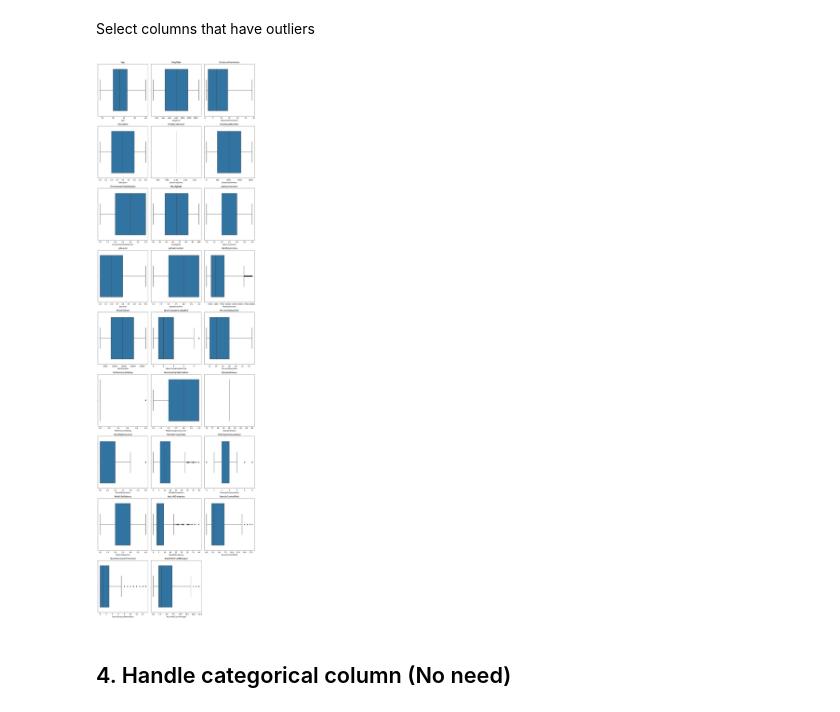
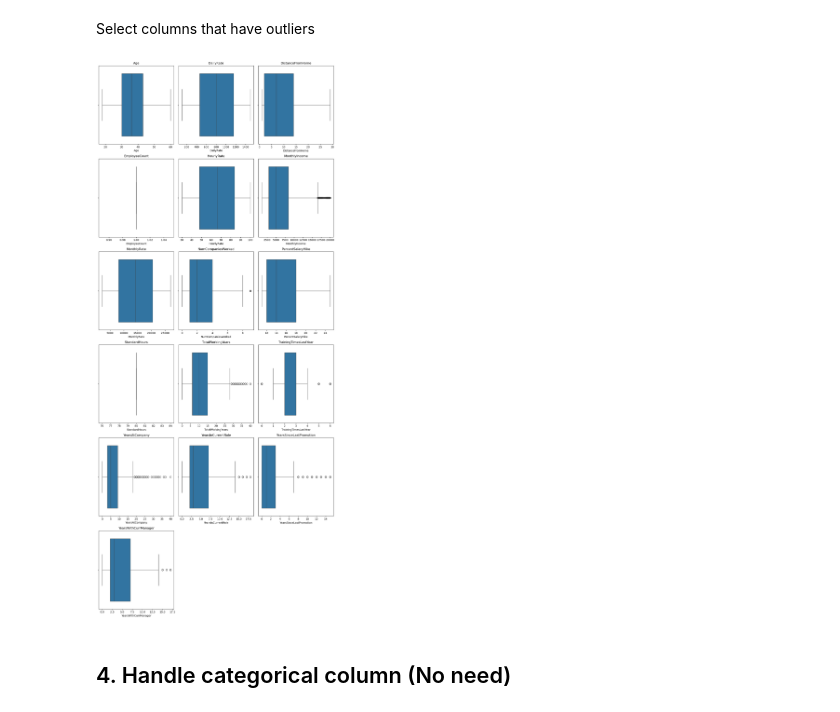
Before and after one commit to MTriNguci/Seminar-midterm, a Jupyter notebook: Preprocess.ipynb, the cells around one changed output. Saved outputs shown, nothing was run; the diff lists cells and outputs as text; code cells hidden in the pictures.

```diff
--- a/Preprocess.ipynb
+++ b/Preprocess.ipynb
@@ -116,8 +138,10 @@ df = raw_df.copy()
 # Tính tỷ lệ giá trị bị thiếu cho mỗi cột
 missing_ratio = df.isnull().mean() * 100
 
+threshold_missing_ratio = 60
+
 # Lọc ra các cột có tỷ lệ giá trị bị thiếu lớn hơn 60%
-missing_column = missing_ratio[missing_ratio > 0]
+missing_column = missing_ratio[missing_ratio > threshold_missing_ratio]
 
 # In ra tên cột và tỷ lệ giá trị bị thiếu tương ứng
 for column_name, missing_percent in missing_column.items():
@@ -170,29 +158,36 @@ numerical_cols
+# %%
+numerical_cols=['Age', 'DailyRate', 'DistanceFromHome', 'EmployeeCount', 'HourlyRate',
+       'MonthlyIncome', 'MonthlyRate', 'NumCompaniesWorked',
+       'PercentSalaryHike', 'StandardHours', 'TotalWorkingYears',
+       'TrainingTimesLastYear', 'YearsAtCompany', 'YearsInCurrentRole',
+       'YearsSinceLastPromotion', 'YearsWithCurrManager']
+numerical_df = df.select_dtypes(include=numerical_cols)
 # %% [markdown]
 Select columns that have outliers
 # %%
 import seaborn as sns
 num_cols = 3
-num_rows = (len(numerical_cols.columns) - 1) // num_cols + 1
+num_rows = (len(numerical_df.columns) - 1) // num_cols + 1
 
 # Create a figure and axes with the specified number of rows and columns
 fig, axes = plt.subplots(num_rows, num_cols, figsize=(13, 5*num_rows))
 
 # Flatten the axes array if it's more than 1D
 axes = axes.flatten()
 
 # Iterate over numerical columns and create boxplots
-for i, col in enumerate(numerical_cols.columns):
-    sns.boxplot(x=numerical_cols[col], ax=axes[i])
+for i, col in enumerate(numerical_df.columns):
+    sns.boxplot(x=numerical_df[col], ax=axes[i])
     axes[i].set_title(col)
 
 # Hide empty subplots
-for j in range(len(numerical_cols.columns), num_rows * num_cols):
+for j in range(len(numerical_df.columns), num_rows * num_cols):
     fig.delaxes(axes[j])
 
 plt.tight_layout()
 plt.show()
 # %% [output]
-[figure, old version]
+[figure, new version]
 # %% [markdown]
 ## 4. Handle categorical column (No need)
 # %% [markdown]
```
Also changed, not shown: parts of 14 cells of this notebook, 1 other file.
